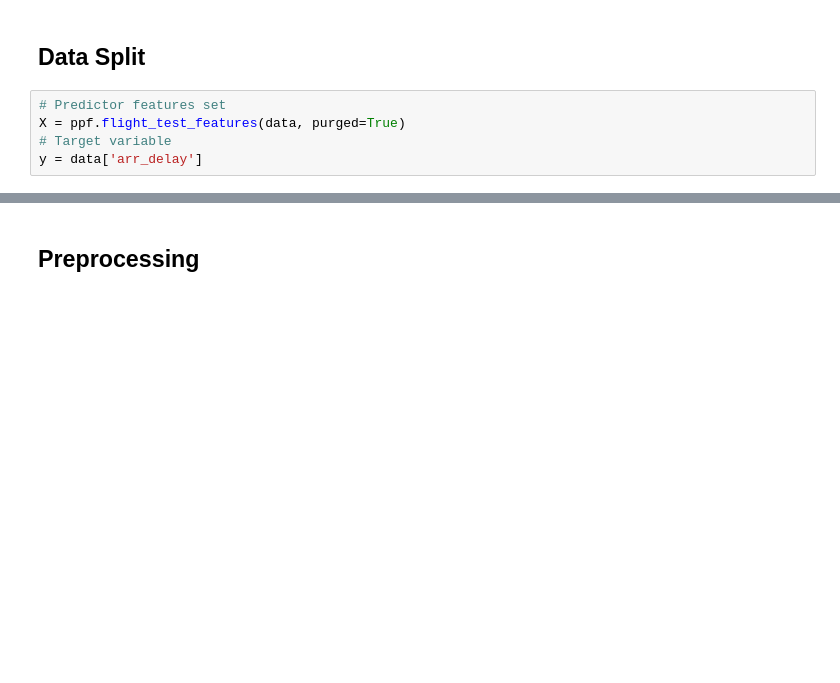
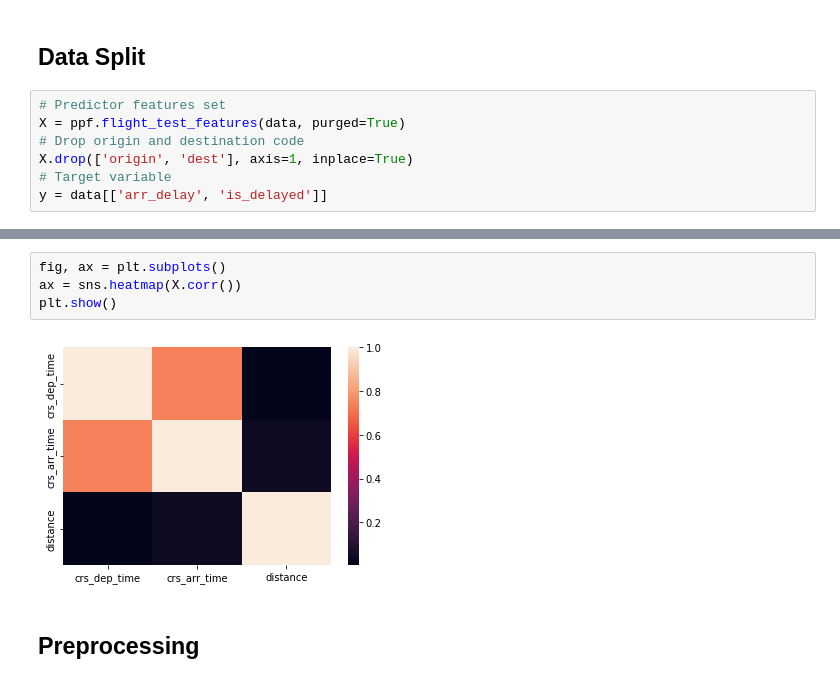
Before and after one commit to Mkyleran/mid-term-project-I, a Jupyter notebook: src/XGBoost.ipynb, the cells around one changed output, grey strips where cells are left out. Cells and saved outputs as stored; diff of their text form; blank space fills up the shorter version.

```diff
--- a/src/XGBoost.ipynb
+++ b/src/XGBoost.ipynb
@@ -74,8 +100,10 @@ data = load_and_process(csv_path=path)
 # %%
 # Predictor features set
 X = ppf.flight_test_features(data, purged=True)
+# Drop origin and destination code
+X.drop(['origin', 'dest'], axis=1, inplace=True)
 # Target variable
-y = data['arr_delay']
+y = data[['arr_delay', 'is_delayed']]
 # %%
 X.shape, y.shape
 # %% [output]
@@ -83,3 +111,9 @@ X.shape, y.shape
+# %%
+fig, ax = plt.subplots()
+ax = sns.heatmap(X.corr())
+plt.show()
+# %% [output]
+[figure, added]
 # %% [markdown]
 ## Preprocessing
 # %%
```
Also changed, not shown: parts of 25 cells of this notebook.
